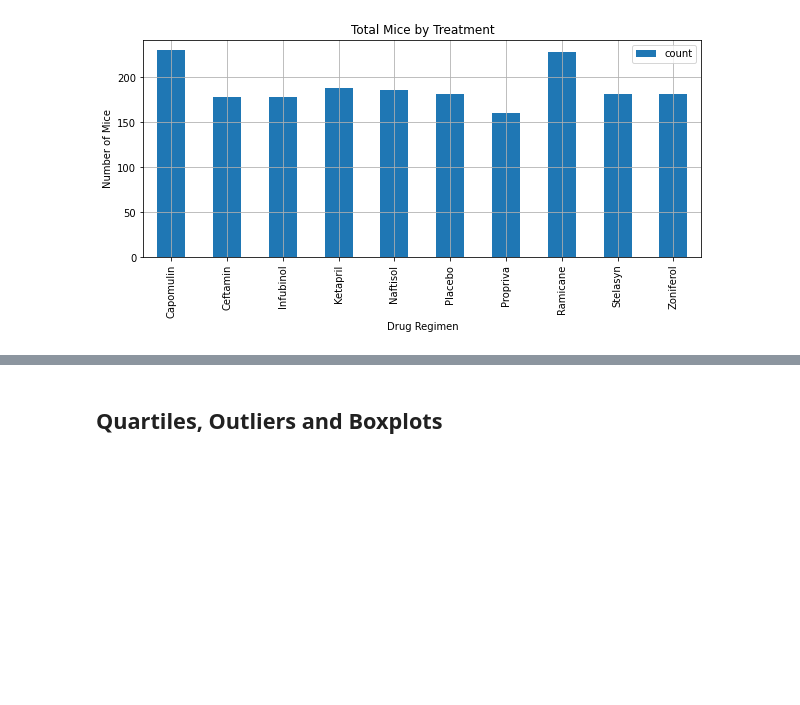
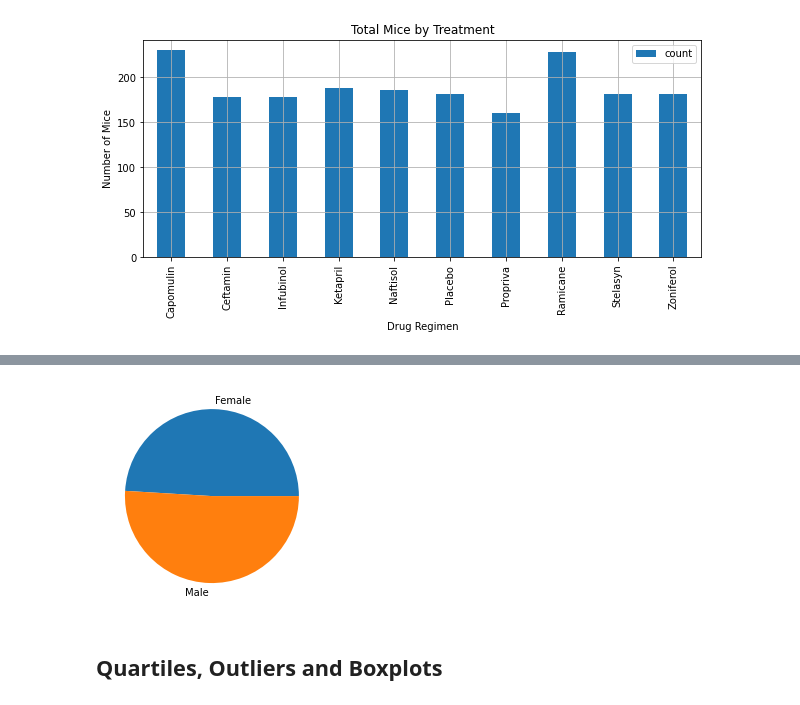
Before and after one commit to BatesJ72/matplotib_practice, a Jupyter notebook: pymaceuticals_v2.ipynb, the cells around one changed output, grey strips where cells are left out. Cells and saved outputs as stored; diff of their text form; code cells hidden in the pictures; blank space fills up the shorter version.

```diff
--- a/pymaceuticals_v2.ipynb
+++ b/pymaceuticals_v2.ipynb
@@ -268,11 +268,18 @@ pie_pandas = df_pie.plot.pie(y="count")
 # %%
 # Generate a pie plot showing the distribution of female versus male mice using pyplot
 
+df_pie2 = (
+    df_minimized_pie.groupby(by=["sex"])["mouse_id"].count().reset_index(name="count")
+)
+
 labels = "Female", "Male"
-sizes = df_pie["count"]
+sizes = df_pie2["count"]
 
+# plt.title("Mice by Gender")
 plt.pie(sizes, labels=labels)
 plt.show()
+# %% [output]
+[figure, added]
 # %% [markdown]
 ## Quartiles, Outliers and Boxplots
 # %%
```
Also changed, not shown: parts of 7 cells of this notebook.
